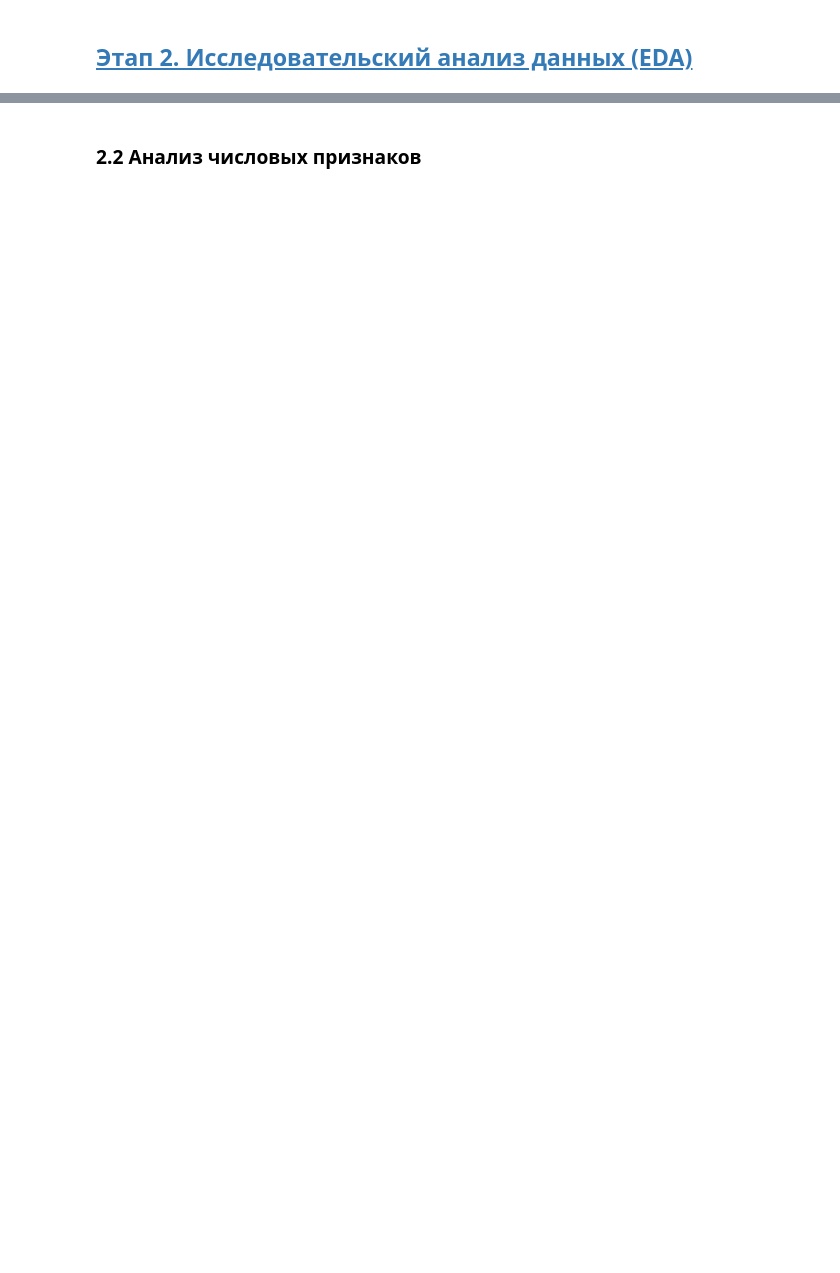
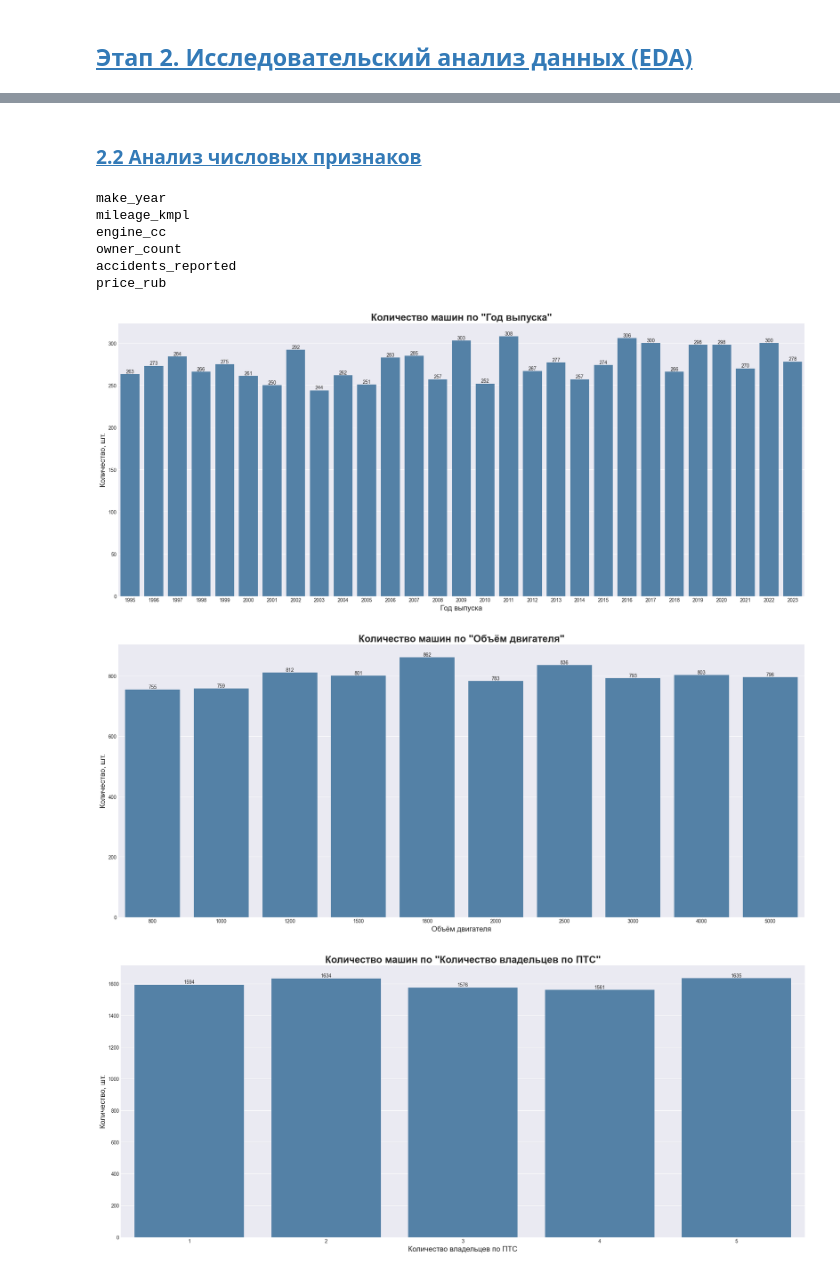
Before and after one commit to MEYakunin/Sprint16_Predictive_Model_Car_Prices, a Jupyter notebook: Sprint16_AutoValue_Behavioral_Scorer.ipynb, the cells around one changed output, grey strips where cells are left out. Saved outputs shown, nothing was run; the diff lists cells and outputs as text; code cells hidden in the pictures; blank space fills up the shorter version.

```diff
--- a/Sprint16_AutoValue_Behavioral_Scorer.ipynb
+++ b/Sprint16_AutoValue_Behavioral_Scorer.ipynb
@@ -299,2 +286,30 @@ IQR: 364,492.50
 # %% [markdown]
-### 2.2 Анализ числовых признаков
+### [2.2 Анализ числовых признаков <a id=2_2></a>](#content)
+# %%
+# Определяем числовые признаки
+numeric_cols = train_df.select_dtypes(np.number).columns
+print(*numeric_cols, sep='\n')
+# %% [output]
+make_year
+mileage_kmpl
+engine_cc
+owner_count
+accidents_reported
+price_rub
+# %%
+for col, name in [('make_year', 'Год выпуска'), ('engine_cc', 'Объём двигателя'), ('owner_count', 'Количество владельцев по ПТС'), ('accidents_reported', 'Количество зафиксированных ДТП')]:
+   plt.figure(figsize=(25, 10))
+   ax = sns.countplot(data=train_df, x=col, color='steelblue')
+   for p in ax.patches:
+      ax.annotate(f'{int(p.get_height())}',
+                  (p.get_x() + p.get_width() / 2., p.get_height()),
+                  ha='center', va='bottom')
+
+   plt.title(f'Количество машин по "{name}"', fontsize=20, fontweight='bold')
+   plt.ylabel('Количество, шт.', fontsize=15)
+   plt.xlabel(name, fontsize=15)
+   plt.show()
+# %% [output]
+[figure, added]
+[figure, added]
+[figure, added]
```
Also changed, not shown: parts of 21 cells of this notebook, 1 other file.
